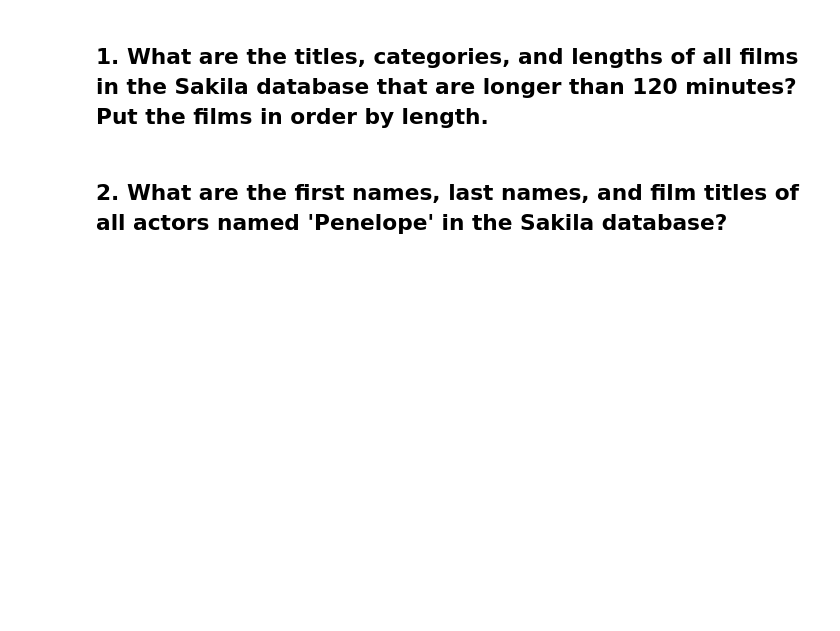
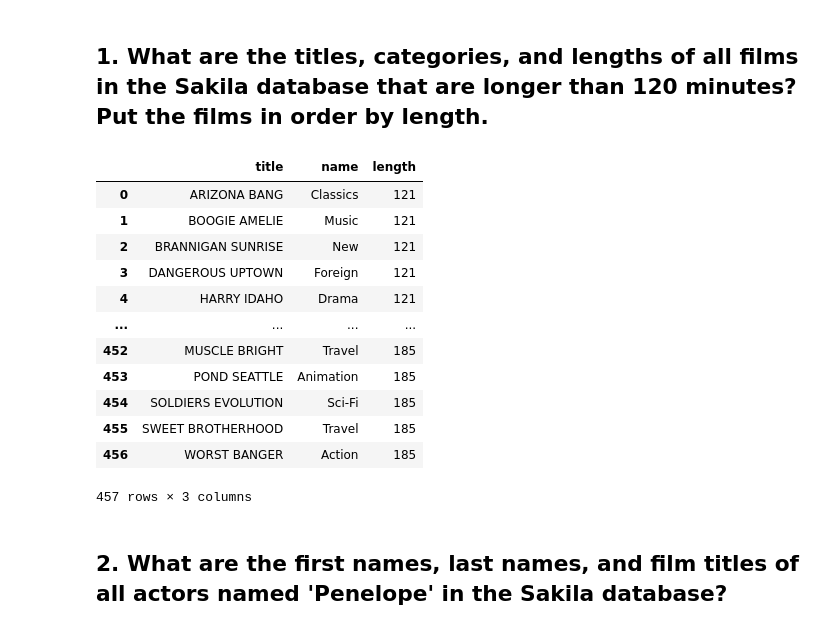
Before and after one commit to erwincarlogonzales/data-enrichment-wk10-L1-joins-and-subqueries, a Jupyter notebook: Sakila CodeAlong and Challenge.ipynb, the cells around one changed output. Saved outputs shown, nothing was run; the diff lists cells and outputs as text; code cells hidden in the pictures; blank space fills up the shorter version.

```diff
--- a/Sakila CodeAlong and Challenge.ipynb
+++ b/Sakila CodeAlong and Challenge.ipynb
@@ -335,10 +335,31 @@ pd.read_sql(q, engine)
 ## 1. What are the titles, categories, and lengths of all films in the Sakila database that are longer than 120 minutes? Put the films in order by length.
 # %%
 q = '''
-
+SELECT f.title, c.name, f.length
+FROM film f
+JOIN film_category fc
+    ON f.film_id = fc.film_id
+JOIN category c
+    ON fc.category_id = c.category_id
+WHERE f.length > 120
+ORDER BY f.length ASC;
 '''
 
 pd.read_sql(q, engine)
+# %% [output]
+|  | title | name | length |
+| 0 | ARIZONA BANG | Classics | 121 |
+| 1 | BOOGIE AMELIE | Music | 121 |
+| 2 | BRANNIGAN SUNRISE | New | 121 |
+| 3 | DANGEROUS UPTOWN | Foreign | 121 |
+| 4 | HARRY IDAHO | Drama | 121 |
+| ... | ... | ... | ... |
+| 452 | MUSCLE BRIGHT | Travel | 185 |
+| 453 | POND SEATTLE | Animation | 185 |
+| 454 | SOLDIERS EVOLUTION | Sci-Fi | 185 |
+| 455 | SWEET BROTHERHOOD | Travel | 185 |
+| 456 | WORST BANGER | Action | 185 |
+457 rows × 3 columns
 # %% [markdown]
 ## 2. What are the first names, last names, and film titles of all actors named 'Penelope' in the Sakila database?
 # %%
```
Also changed, not shown: parts of 4 cells of this notebook.
